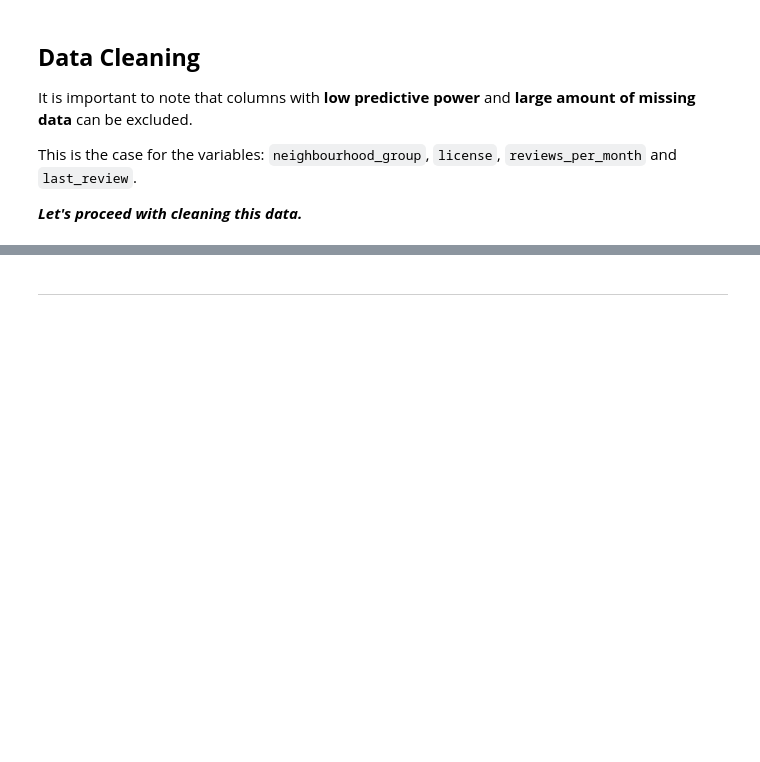
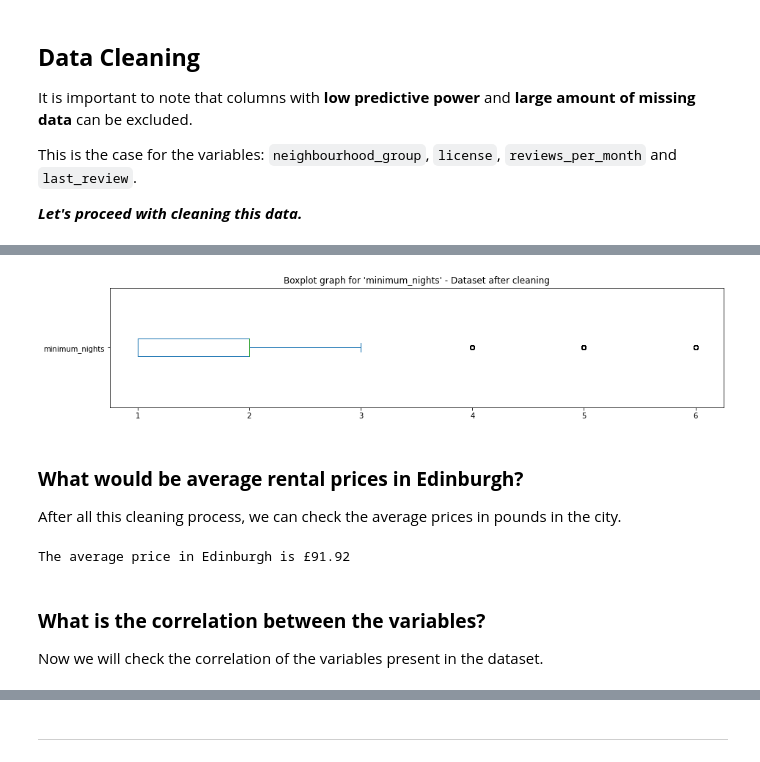
Before and after one commit to eubrunoosouza/Data_Science, a Jupyter notebook: EDA_AIRBNB_DATASET_EDINBURGH.ipynb, the cells around one changed output, grey strips where cells are left out. Drawn from its saved outputs; the diff is of its cells as text; code cells hidden in the pictures; blank space fills up the shorter version.

```diff
--- a/EDA_AIRBNB_DATASET_EDINBURGH.ipynb
+++ b/EDA_AIRBNB_DATASET_EDINBURGH.ipynb
@@ -755,0 +456,22 @@ _**Agradeço pelo seu tempo!**_ 🙂
+# %%
+# Boxplot graph for 'minimum_nights'.
+
+fig, ax = plt.subplots(figsize=(15,3))
+df_clean.minimum_nights.plot(kind='box', vert=False);
+ax.set_title("Boxplot graph for 'minimum_nights' - Dataset after cleaning");
+# %% [output]
+[figure, added]
+# %% [markdown]
+### **What would be average rental prices in Edinburgh?**
+After all this cleaning process, we can check the average prices in pounds in the city.
+# %%
+# see the average of the `price` column
+
+price_mean = df_clean.price.mean()
+
+print("The average price in Edinburgh is £{:.2f}".format(price_mean))
+# %% [output]
+The average price in Edinburgh is £91.92
+# %% [markdown]
+### **What is the correlation between the variables?**
+Now we will check the correlation of the variables present in the dataset.
```
Also changed, not shown: parts of 61 cells of this notebook.
